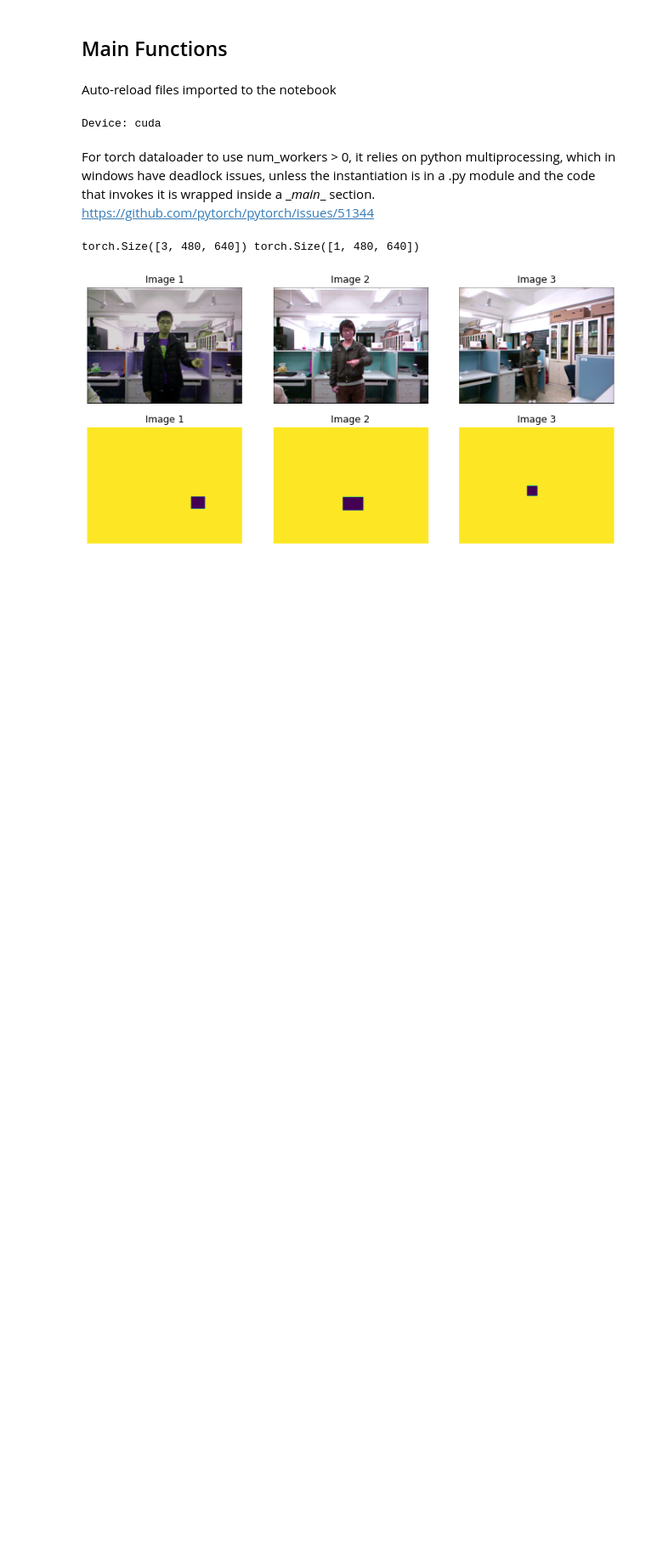
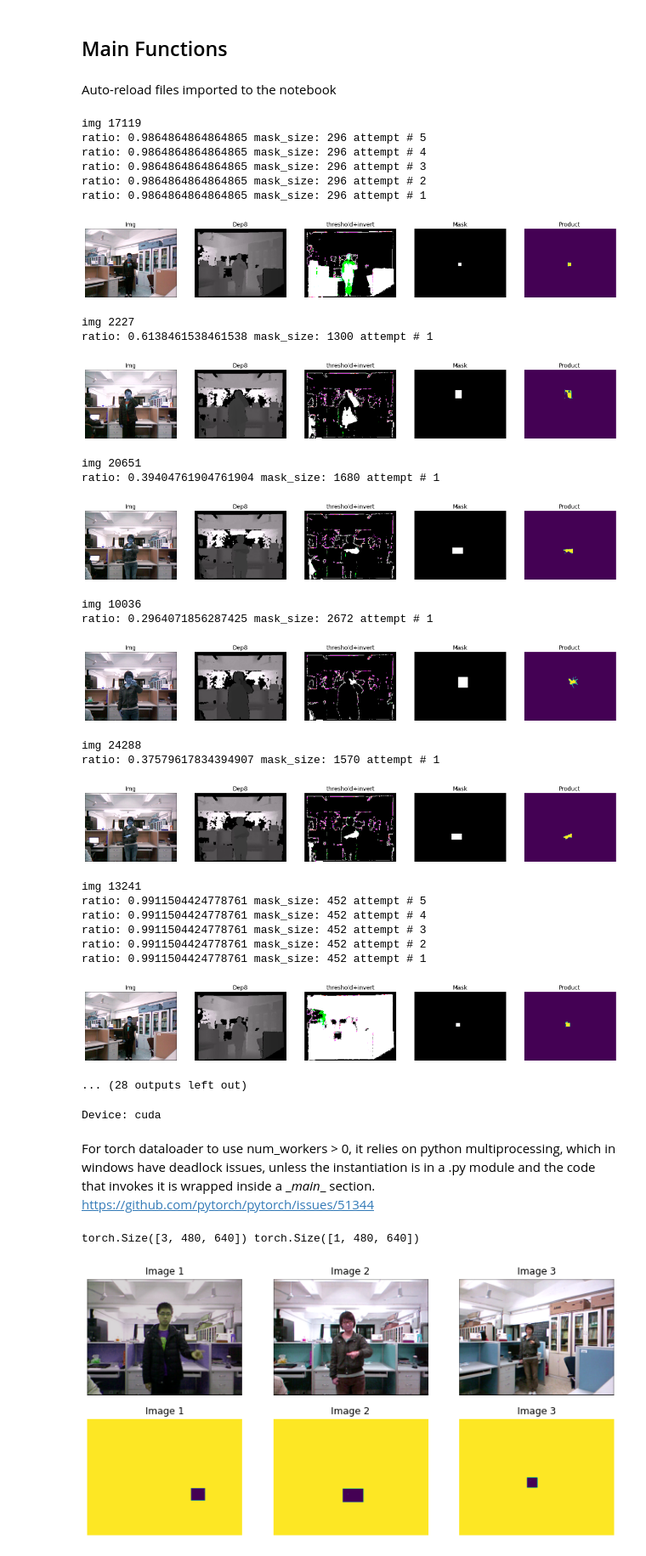
Before and after one commit to WolffRuoff/Fingertip-Finder, a Jupyter notebook: resnet_18_notile_full.ipynb, the cells around one changed output. Shown at 85% size. Drawn from its saved outputs; the diff is of its cells as text; code cells hidden in the pictures; blank space fills up the shorter version.

Commit message:
experiment with more precise mask using dep8 imgs and adaptive opencv thresholding

```diff
--- a/resnet_18_notile_full.ipynb
+++ b/resnet_18_notile_full.ipynb
@@ -14,3 +81,63 @@ Auto-reload files imported to the notebook
+# %%
+for i in range(20):
+    figure = plt.figure(figsize=(20, 5))
+    sample_idx = torch.randint(len(img_train), size=(1,)).item()
+    print('img', sample_idx)
+    img, mask, dep8 = img_train[sample_idx], mask_train[sample_idx], dep8_train[sample_idx]
+    img, mask, dep8 = cv.imread(img, 255), cv.imread(mask, 255), cv.imread(dep8, 255)
+
+    threshold_val = 100
+    invert, product, ratio, threshold_val = adaptive_threshold(mask, dep8, init_threshold=threshold_val)
+
+    figure.add_subplot(1, 5, 1)
+    plt.title("Img")
+    plt.axis("off")
+    plt.imshow(img)
+    figure.add_subplot(1, 5, 2)
+    plt.title("Dep8")
+    plt.axis("off")
+    plt.imshow(dep8)
+    figure.add_subplot(1, 5, 3)
+    plt.title("threshold+invert")
+    plt.axis("off")
+    plt.imshow(invert)
+    figure.add_subplot(1, 5, 4)
+    plt.title("Mask")
+    plt.axis("off")
+    plt.imshow(mask)
+    figure.add_subplot(1, 5, 5)
+    plt.title("Product")
+    plt.axis("off")
+    plt.imshow(product)
+    plt.show()
+# %% [output]
+img 17119
+ratio: 0.9864864864864865 mask_size: 296 attempt # 5
+ratio: 0.9864864864864865 mask_size: 296 attempt # 4
+ratio: 0.9864864864864865 mask_size: 296 attempt # 3
+ratio: 0.9864864864864865 mask_size: 296 attempt # 2
+ratio: 0.9864864864864865 mask_size: 296 attempt # 1
+[figure, added]
+img 2227
+ratio: 0.6138461538461538 mask_size: 1300 attempt # 1
+[figure, added]
+img 20651
+ratio: 0.39404761904761904 mask_size: 1680 attempt # 1
+[figure, added]
+img 10036
+ratio: 0.2964071856287425 mask_size: 2672 attempt # 1
+[figure, added]
+img 24288
+ratio: 0.37579617834394907 mask_size: 1570 attempt # 1
+[figure, added]
+img 13241
+ratio: 0.9911504424778761 mask_size: 452 attempt # 5
+ratio: 0.9911504424778761 mask_size: 452 attempt # 4
+ratio: 0.9911504424778761 mask_size: 452 attempt # 3
+ratio: 0.9911504424778761 mask_size: 452 attempt # 2
+ratio: 0.9911504424778761 mask_size: 452 attempt # 1
+[figure, added]
+... (28 outputs left out)
 # %%
 %load_ext autoreload
 %autoreload 2
```
Also changed, not shown: parts of 2 cells of this notebook.
